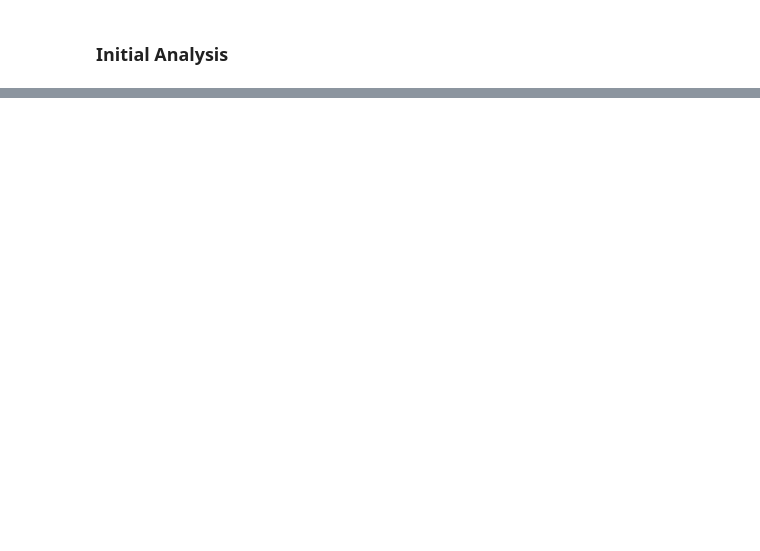
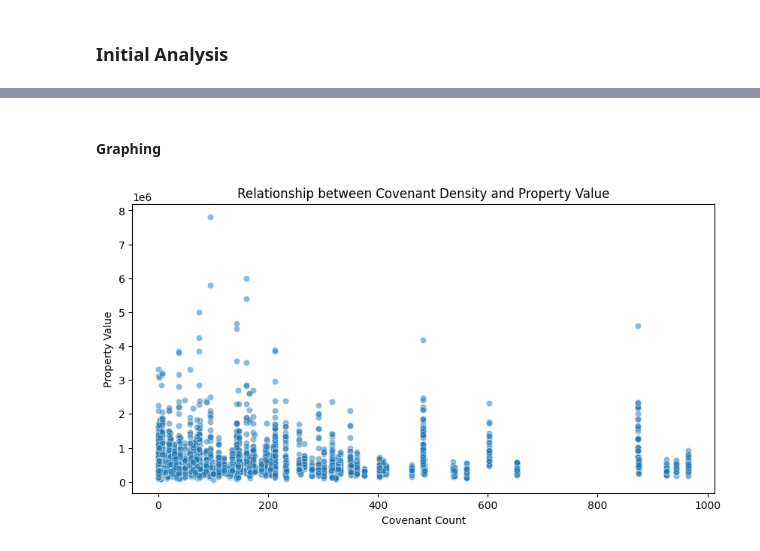
Before and after one commit to Group4-s2025/DATA-6550-Algorithms, a Jupyter notebook: Module_4_Project_Group_4.ipynb, the cells around one changed output, grey strips where cells are left out. Cells and saved outputs as stored; diff of their text form; code cells hidden in the pictures; blank space fills up the shorter version.

```diff
--- a/Module_4_Project_Group_4.ipynb
+++ b/Module_4_Project_Group_4.ipynb
@@ -79,3 +80,19 @@ None
 | 373 | 2023 | 2.705303e+10 | White | 1 | 195000.0 | 225000.0 | 53.0 | ... |
 | 403 | 2023 | 2.705303e+10 | White | 1 | 475000.0 | 685000.0 | 221.0 | ... |
 | 616 | 2023 | 2.705303e+10 | White | 1 | 335000.0 | 415000.0 | 120.0 | ... |
+# %%
+# Show count of each race in the 'derived_race' column
+race_counts = df['derived_race'].value_counts()
+display(race_counts)
+
+# Replace 'Black or African American' with 'Black'
+df['derived_race'] = df['derived_race'].replace('Black or African American', 'Black')
+
+# Combine 'American Indian or Alaska Native' and 'Native Hawaiian or Other Pacific Islander' with 'Native American/Pacific Islander'
+df['derived_race'] = df['derived_race'].replace({
+    'American Indian or Alaska Native': 'Native American/Pacific Islander',
+    'Native Hawaiian or Other Pacific Islander': 'Native American/Pacific Islander'
+})
+
+# Display the counts
+display(race_counts)
@@ -81,0 +120,11 @@ None
+# %% [markdown]
+#### Graphing
+# %%
+plt.figure(figsize=(10, 5))
+sns.scatterplot(data=df, x='covenant_count', y='property_value', alpha = 0.5)
+plt.title("Relationship between Covenant Density and Property Value")
+plt.xlabel("Covenant Count")
+plt.ylabel("Property Value")
+plt.show()
+# %% [output]
+[figure, added]
```
Also changed, not shown: parts of 2 cells of this notebook.
